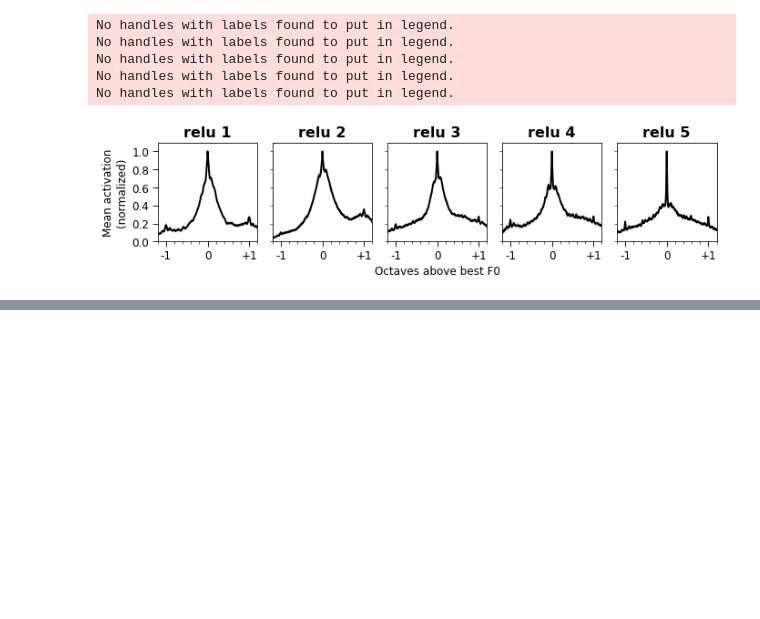
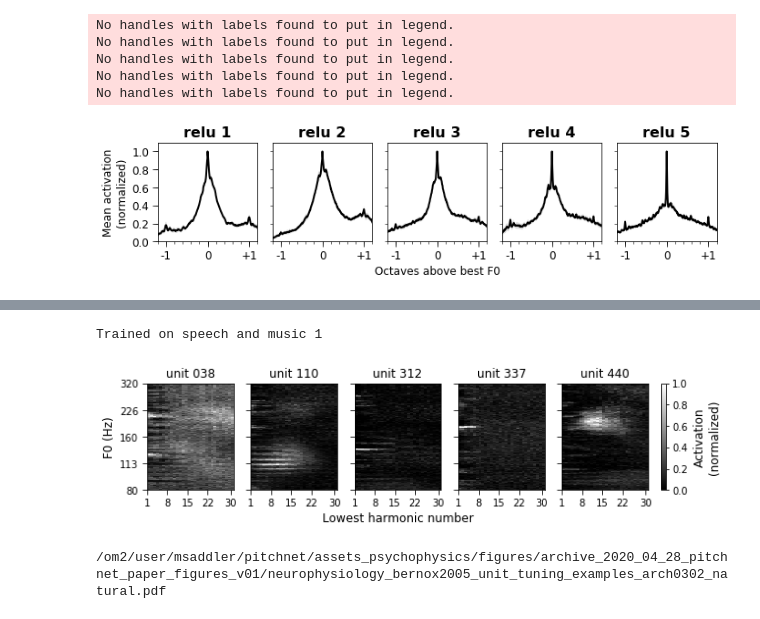
Before and after one commit to msaddler/pitchnet, a Jupyter notebook: notebook_network_neurophysiology.ipynb, the cells around one changed output, grey strips where cells are left out. Saved outputs shown, nothing was run; the diff lists cells and outputs as text; code cells hidden in the pictures; blank space fills up the shorter version.

```diff
--- a/notebook_network_neurophysiology.ipynb
+++ b/notebook_network_neurophysiology.ipynb
@@ -570,0 +360,61 @@ Randomly selected unit_idx=286
+# %%
+importlib.reload(util_neurophysiology)
+
+# Show 2d tuning plots for example units (selected for PND_v08_TLAS_snr_neg10pos10_AN_BW10eN1_IHC3000Hz_classification0)
+np.random.seed(998)
+fontsize_ticks = 10
+list_unit_idx = [38, 110, 312, 337, 440]# 285, 393, 454, 440, 433]
+
+for model_key in sorted(results_dicts.keys()):
+    print(model_key, len(results_dicts[model_key]))
+
+    nrows=1#3
+    ncols=len(list_unit_idx)#2
+#     figsize=(2.7*ncols, 2.2*nrows)
+    figsize=(2.2*ncols, 2.0*nrows)
+    fig, ax = plt.subplots(nrows=nrows, ncols=ncols, figsize=figsize)#, constrained_layout=True)
+    ax = np.array(ax).reshape([nrows, ncols])
+    itr0 = 0
+    for r_idx in range(nrows):
+        for c_idx in range(ncols):
+            unit_idx = list_unit_idx[itr0]
+            kwargs_make_2d_tuning_plot = {
+                'str_xlabel': None,
+                'str_ylabel': 'F0 (Hz)',
+                'str_title': 'unit {:03d}'.format(unit_idx),
+            }
+            if r_idx < nrows - 1:
+                kwargs_make_2d_tuning_plot['str_xlabel'] = None
+                kwargs_make_2d_tuning_plot['xticklabels'] = []
+            if c_idx > 0:
+                kwargs_make_2d_tuning_plot['str_ylabel'] = None
+                kwargs_make_2d_tuning_plot['yticklabels'] = []
+            if (c_idx == np.ceil(ncols/2) - 1) and (r_idx == nrows - 1):
+                kwargs_make_2d_tuning_plot['str_xlabel'] = 'Lowest harmonic number'
+            ax[r_idx, c_idx], IMG = util_neurophysiology.make_2d_tuning_plot(
+                ax[r_idx, c_idx],
+                results_dicts[model_key][0],
+                unit_idx=unit_idx,
+                fontsize_ticks=fontsize_ticks,
+                **kwargs_make_2d_tuning_plot)
+            itr0 += 1
+
+    cbar = fig.colorbar(IMG,
+                        ax=ax,#[1,:],
+#                         aspect=10,
+                        pad=0.02,
+#                         shrink=1/3,
+                        orientation='vertical')
+    cbar.set_label('Activation\n(normalized)', fontsize=12, labelpad=6)
+    cbar.ax.tick_params(labelsize=fontsize_ticks, length=fontsize_ticks/4)
+
+    plt.show()
+
+# save_dir = '/om2/user/msaddler/pitchnet/assets_psychophysics/figures/archive_2020_04_28_pitchnet_paper_figures_v01/'
+# save_fn = os.path.join(save_dir, 'neurophysiology_bernox2005_unit_tuning_examples_arch0302_natural.pdf')
+# fig.savefig(save_fn, bbox_inches='tight', pad_inches=0)
+# print(save_fn)
+# %% [output]
+Trained on speech and music 1
+[figure, added]
+/om2/user/msaddler/pitchnet/assets_psychophysics/figures/archive_2020_04_28_pitchnet_paper_figures_v01/neurophysiology_bernox2005_unit_tuning_examples_arch0302_natural.pdf
```
Also changed, not shown: parts of 12 cells of this notebook, 1 other file.
